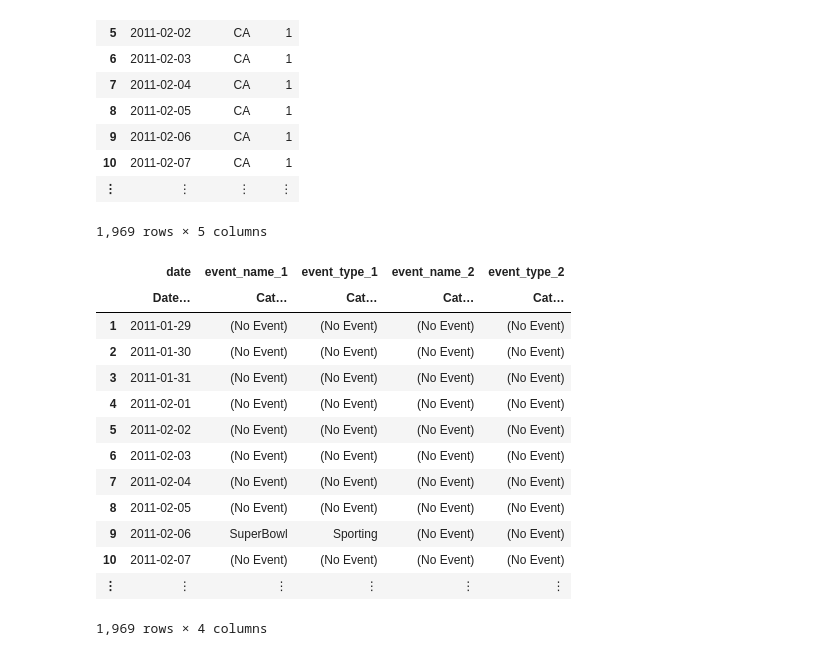
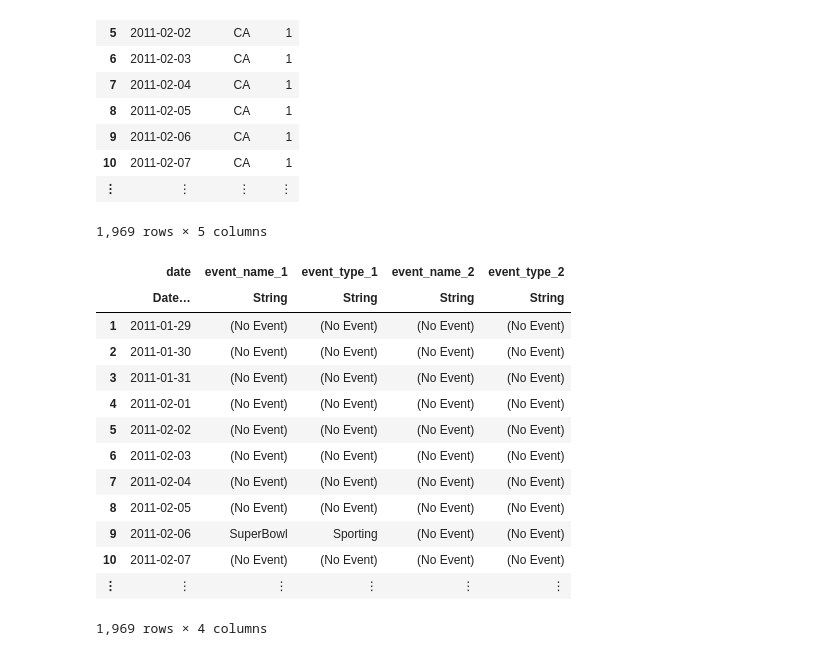
Before and after one commit to NowanIlfideme/m5-competition, a Jupyter notebook: nb/turing/10-M5-Data-Prep.ipynb, the cells around one changed output. Cells and saved outputs as stored; diff of their text form; code cells hidden in the pictures.

```diff
--- a/nb/turing/10-M5-Data-Prep.ipynb
+++ b/nb/turing/10-M5-Data-Prep.ipynb
@@ -71,14 +73,14 @@ end
 # %%
 cal_events = select(
     raw_calendar,
     :date,
-    (x => (y -> categorical(coalesce.(y, "(No Event)"))) => x
+    (x => (y -> coalesce.(y, "(No Event)")) => x
         for x ∈ [:event_name_1, :event_type_1, :event_name_2, :event_type_2])...
 )
 # %% [output]
 1,969 rows × 5 columns
 |  | date | event_name_1 | event_type_1 | event_name_2 | event_type_2 |
-|  | Date… | Cat… | Cat… | Cat… | Cat… |
+|  | Date… | String | String | String | String |
 | 1 | 2011-01-29 | (No Event) | (No Event) | (No Event) | (No Event) |
 | 2 | 2011-01-30 | (No Event) | (No Event) | (No Event) | (No Event) |
 | 3 | 2011-01-31 | (No Event) | (No Event) | (No Event) | (No Event) |
```
Also changed, not shown: parts of 6 cells of this notebook, 2 other files.
